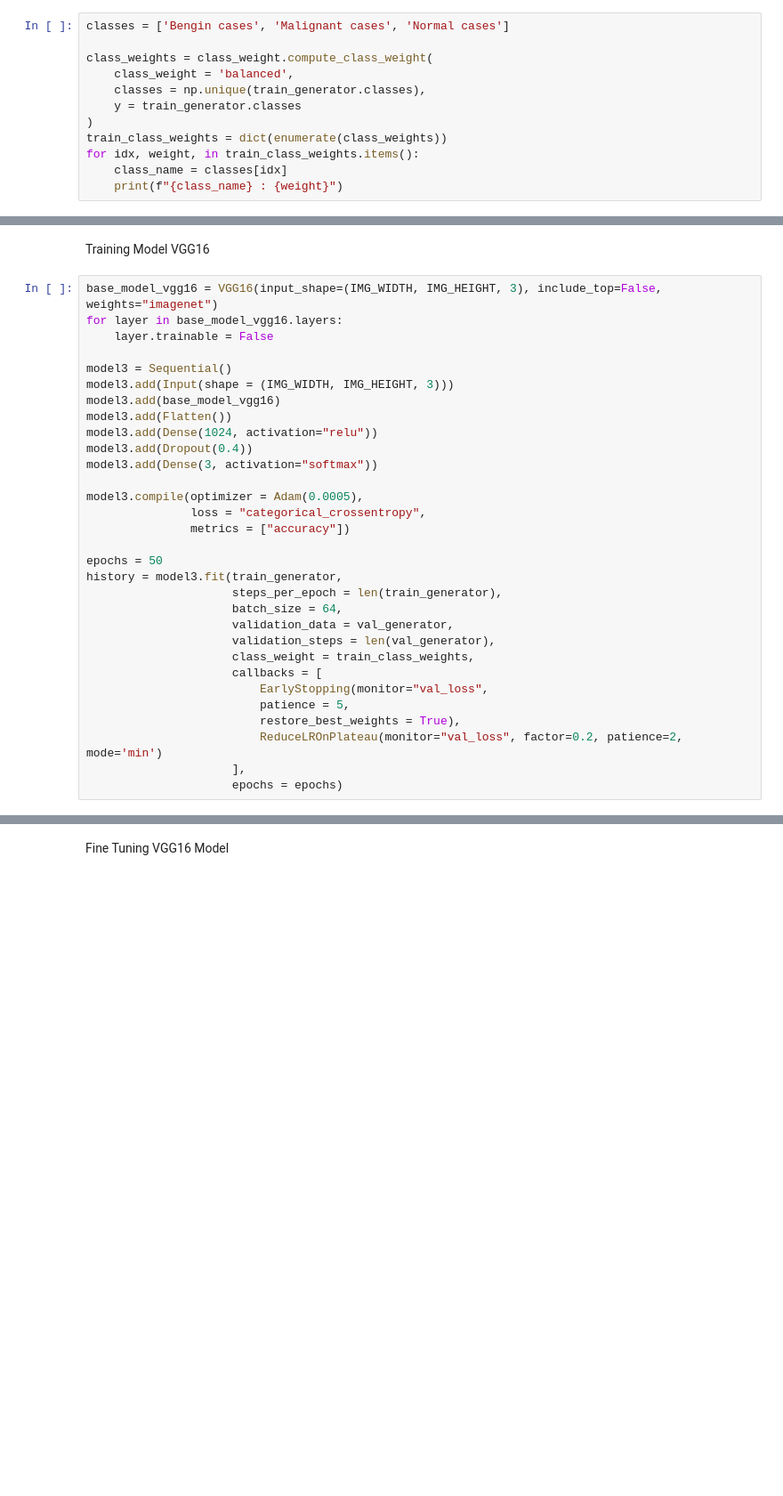
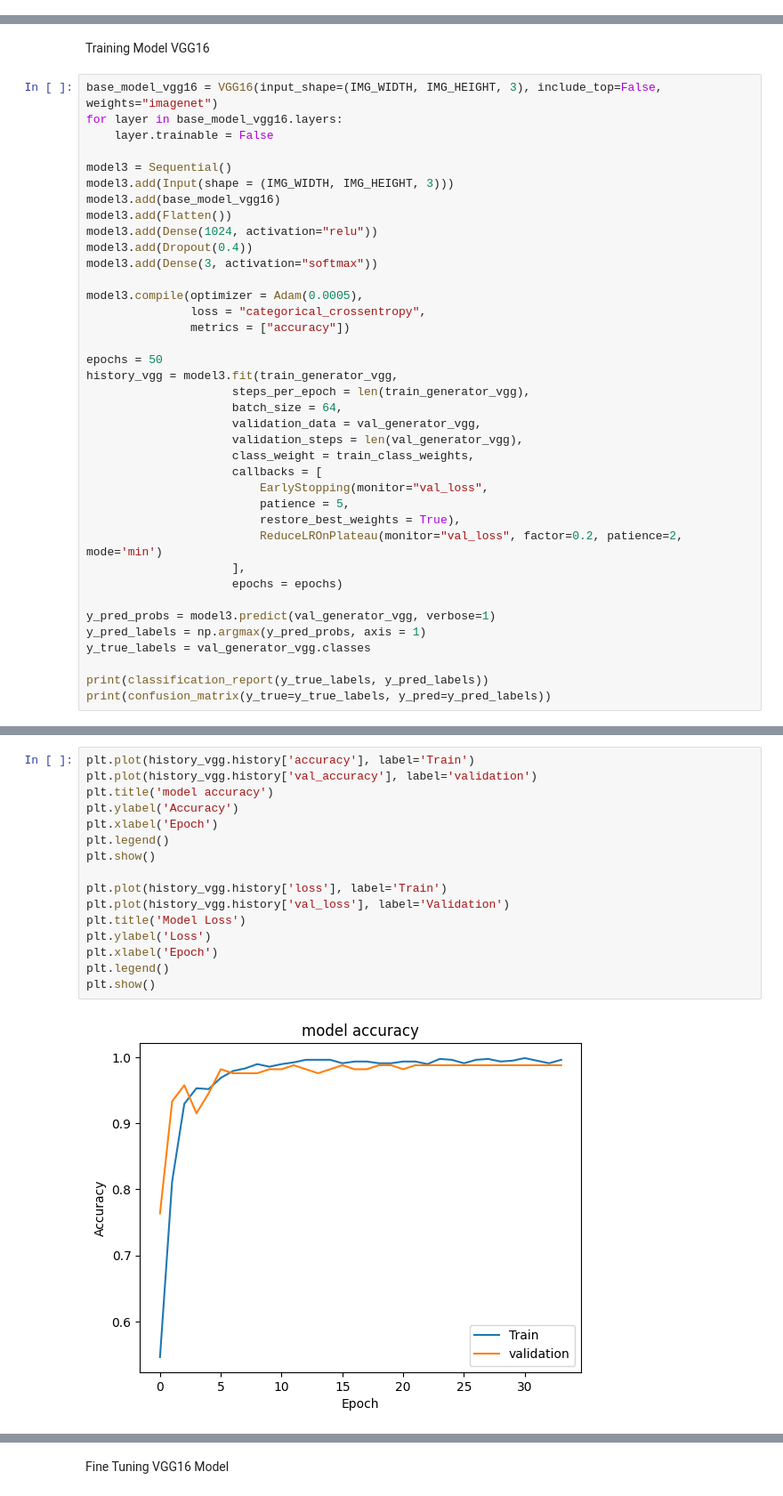
Before and after one commit to 5tamam00/dissertation, a Jupyter notebook: notebook/dataset.ipynb, the cells around one changed output, grey strips where cells are left out. Shown at 89% size. Saved outputs shown, nothing was run; the diff lists cells and outputs as text; blank space fills up the shorter version.

```diff
--- a/notebook/dataset.ipynb
+++ b/notebook/dataset.ipynb
@@ -217,12 +255,0 @@ Class Weights
-# %%
-classes = ['Bengin cases', 'Malignant cases', 'Normal cases']
-
-class_weights = class_weight.compute_class_weight(
-    class_weight = 'balanced',
-    classes = np.unique(train_generator.classes),
-    y = train_generator.classes
-)
-train_class_weights = dict(enumerate(class_weights))
-for idx, weight, in train_class_weights.items():
-    class_name = classes[idx]
-    print(f"{class_name} : {weight}")
@@ -445,11 +748,11 @@ model3.compile(optimizer = Adam(0.0005),
                metrics = ["accuracy"])
 
 epochs = 50
-history = model3.fit(train_generator,
-                     steps_per_epoch = len(train_generator),
+history_vgg = model3.fit(train_generator_vgg,
+                     steps_per_epoch = len(train_generator_vgg),
                      batch_size = 64,
-                     validation_data = val_generator,
-                     validation_steps = len(val_generator),
+                     validation_data = val_generator_vgg,
+                     validation_steps = len(val_generator_vgg),
                      class_weight = train_class_weights,
                      callbacks = [
                          EarlyStopping(monitor="val_loss",
@@ -458,4 +761,11 @@ history = model3.fit(train_generator,
                          ReduceLROnPlateau(monitor="val_loss", factor=0.2, patience=2, mode='min')
                      ],
                      epochs = epochs)
+
+y_pred_probs = model3.predict(val_generator_vgg, verbose=1)
+y_pred_labels = np.argmax(y_pred_probs, axis = 1)
+y_true_labels = val_generator_vgg.classes
+
+print(classification_report(y_true_labels, y_pred_labels))
+print(confusion_matrix(y_true=y_true_labels, y_pred=y_pred_labels))
 # %% [output]
@@ -486,0 +790,18 @@ Test accuracy = 0.903030276298523
+# %%
+plt.plot(history_vgg.history['accuracy'], label='Train')
+plt.plot(history_vgg.history['val_accuracy'], label='validation')
+plt.title('model accuracy')
+plt.ylabel('Accuracy')
+plt.xlabel('Epoch')
+plt.legend()
+plt.show()
+
+plt.plot(history_vgg.history['loss'], label='Train')
+plt.plot(history_vgg.history['val_loss'], label='Validation')
+plt.title('Model Loss')
+plt.ylabel('Loss')
+plt.xlabel('Epoch')
+plt.legend()
+plt.show()
+# %% [output]
+[figure, added]
```
Also changed, not shown: parts of 42 cells of this notebook, 1 other file.
